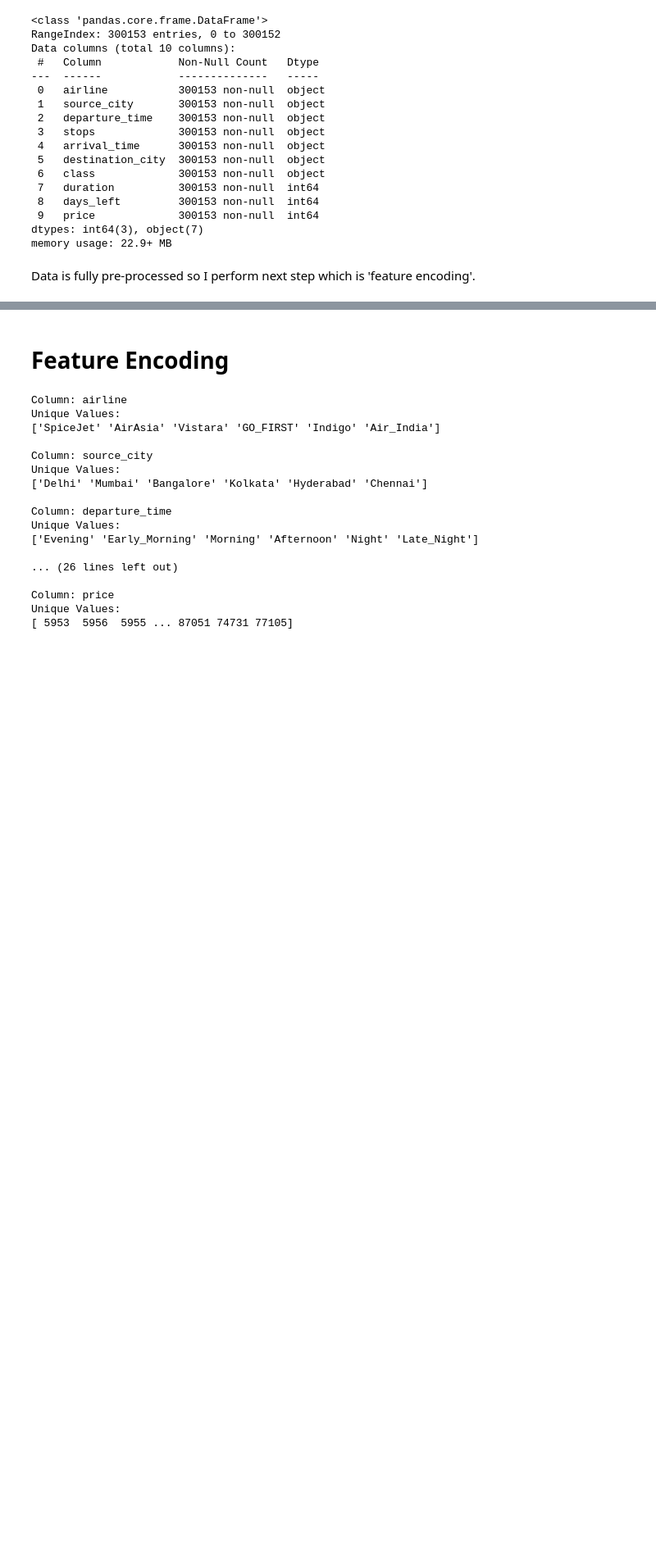
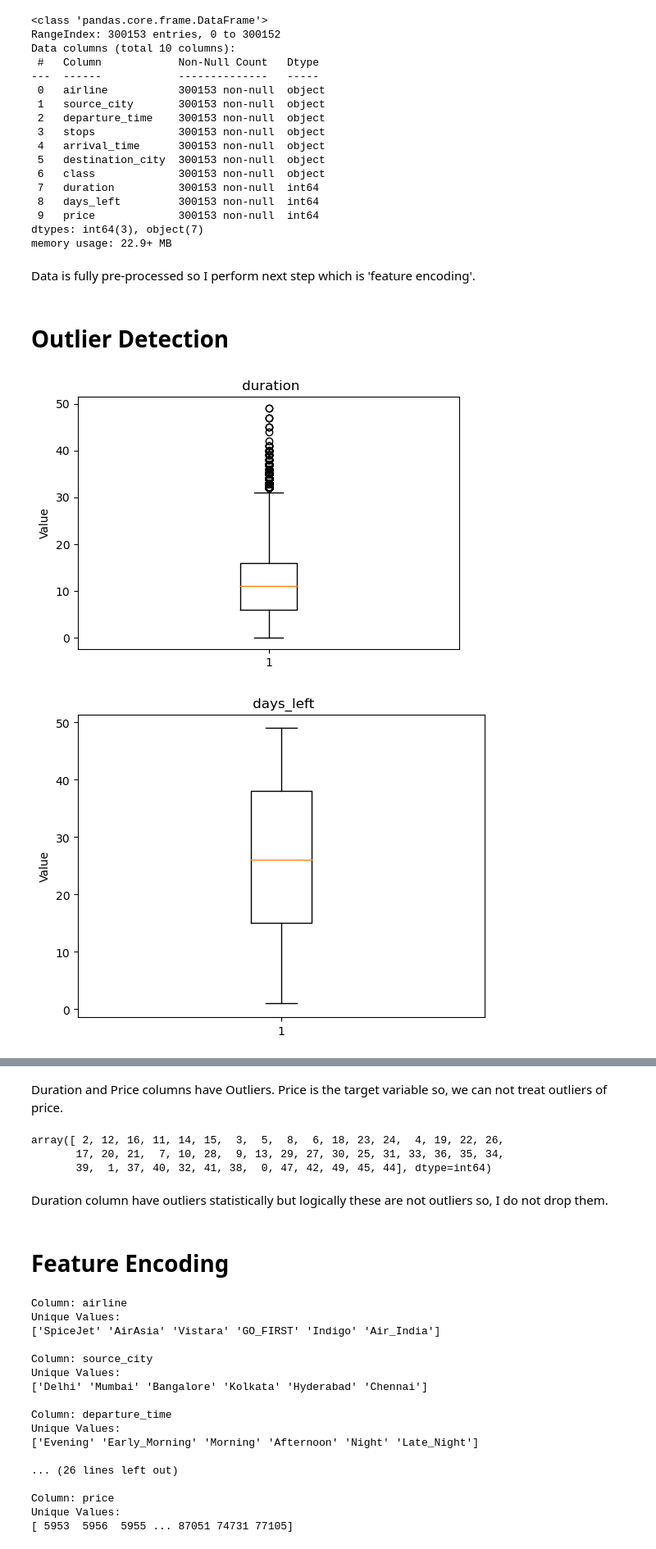
Before and after one commit to Sameer-ansarii/AIRLINES_FARE_PREDICTOR, a Jupyter notebook: MODEL BUILDING.ipynb, the cells around one changed output, grey strips where cells are left out. Shown at 82% size. Drawn from its saved outputs; the diff is of its cells as text; code cells hidden in the pictures; blank space fills up the shorter version.

```diff
--- a/MODEL BUILDING.ipynb
+++ b/MODEL BUILDING.ipynb
@@ -40,3 +40,16 @@ dtypes: int64(3), object(7)
 memory usage: 22.9+ MB
 # %% [markdown]
 Data is fully pre-processed so I perform next step which is 'feature encoding'.
+# %% [markdown]
+# Outlier Detection
+# %%
+plt.figure(figsize=(6,4))
+
+for column in df.select_dtypes(include='number'):
+    plt.boxplot(df[column])
+    plt.title(f' {column}')
+    plt.ylabel('Value')
+    plt.show()
+# %% [output]
+[figure, added]
+[figure, added]
@@ -43,3 +57,13 @@ Data is fully pre-processed so I perform next step which is 'feature encoding'.
+# %% [markdown]
+Duration and Price columns have Outliers. Price is the target variable so, we can not treat outliers of price.
+# %%
+df['duration'].unique()
+# %% [output]
+array([ 2, 12, 16, 11, 14, 15,  3,  5,  8,  6, 18, 23, 24,  4, 19, 22, 26,
+       17, 20, 21,  7, 10, 28,  9, 13, 29, 27, 30, 25, 31, 33, 36, 35, 34,
+       39,  1, 37, 40, 32, 41, 38,  0, 47, 42, 49, 45, 44], dtype=int64)
+# %% [markdown]
+Duration column have outliers statistically but logically these are not outliers so, I do not drop them.
 # %% [markdown]
 # Feature Encoding
 # %%
```
Also changed, not shown: parts of 15 cells of this notebook.
